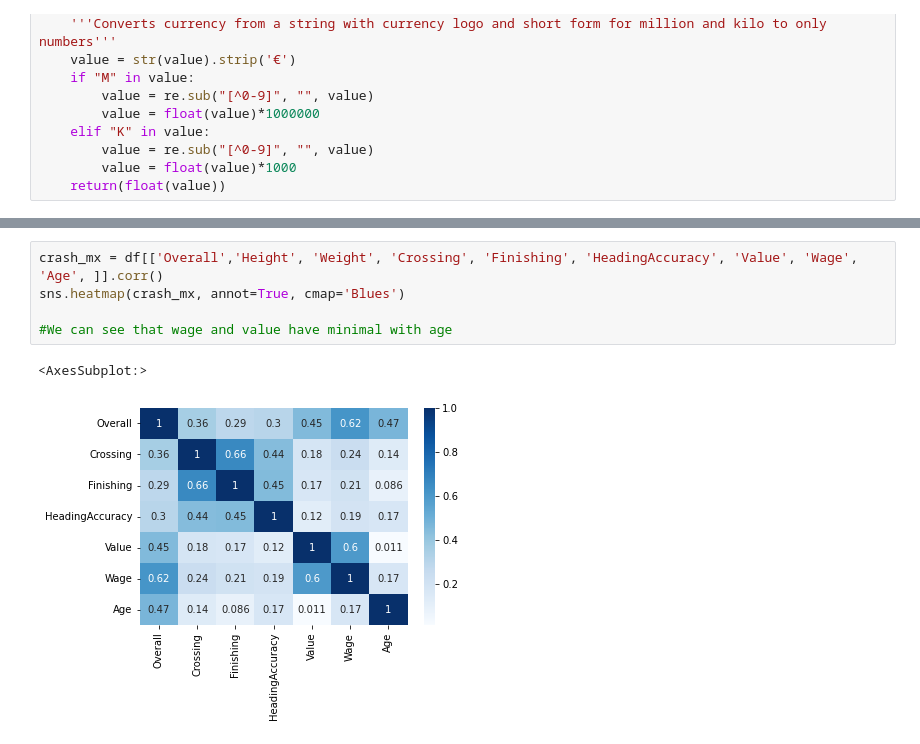
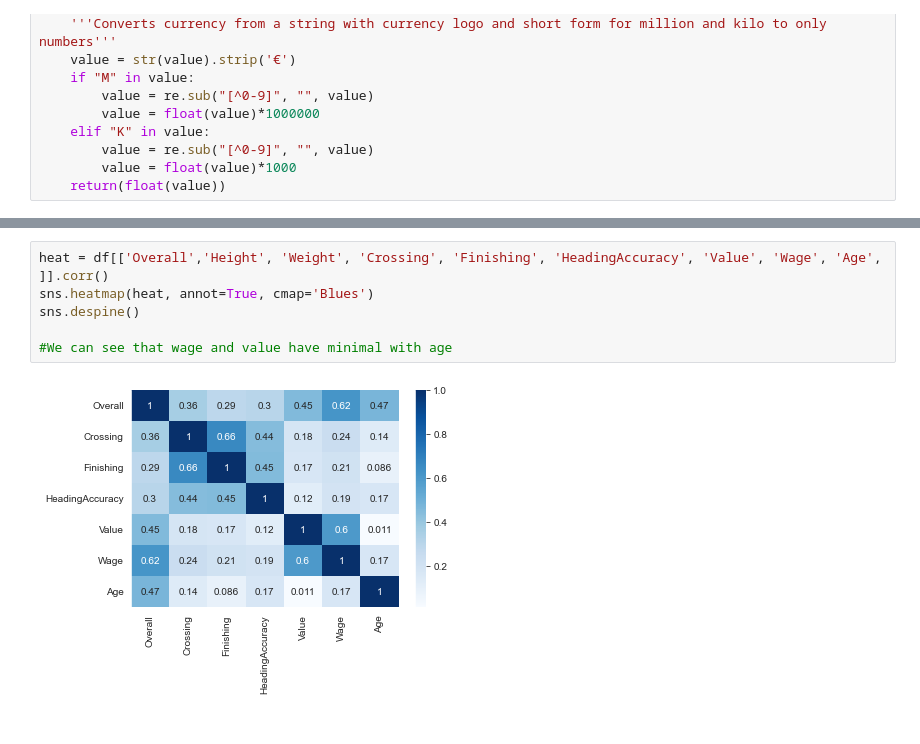
Before and after one commit to ubco-W2022T1-cosc301/project-group28, a Jupyter notebook: notebooks/analysis1.ipynb, the cells around one changed output, grey strips where cells are left out. Drawn from its saved outputs; the diff is of its cells as text.

```diff
--- a/notebooks/analysis1.ipynb
+++ b/notebooks/analysis1.ipynb
@@ -184,8 +149,8 @@ SUB
 # %%
-crash_mx = df[['Overall','Height', 'Weight', 'Crossing', 'Finishing', 'HeadingAccuracy', 'Value', 'Wage', 'Age', ]].corr()
-sns.heatmap(crash_mx, annot=True, cmap='Blues')
+heat = df[['Overall','Height', 'Weight', 'Crossing', 'Finishing', 'HeadingAccuracy', 'Value', 'Wage', 'Age', ]].corr()
+sns.heatmap(heat, annot=True, cmap='Blues')
+sns.despine()
 
 #We can see that wage and value have minimal with age
 # %% [output]
-<AxesSubplot:>
-[figure, old version]
+[figure, new version]
```
Also changed, not shown: parts of 39 cells of this notebook, 3 other files.
